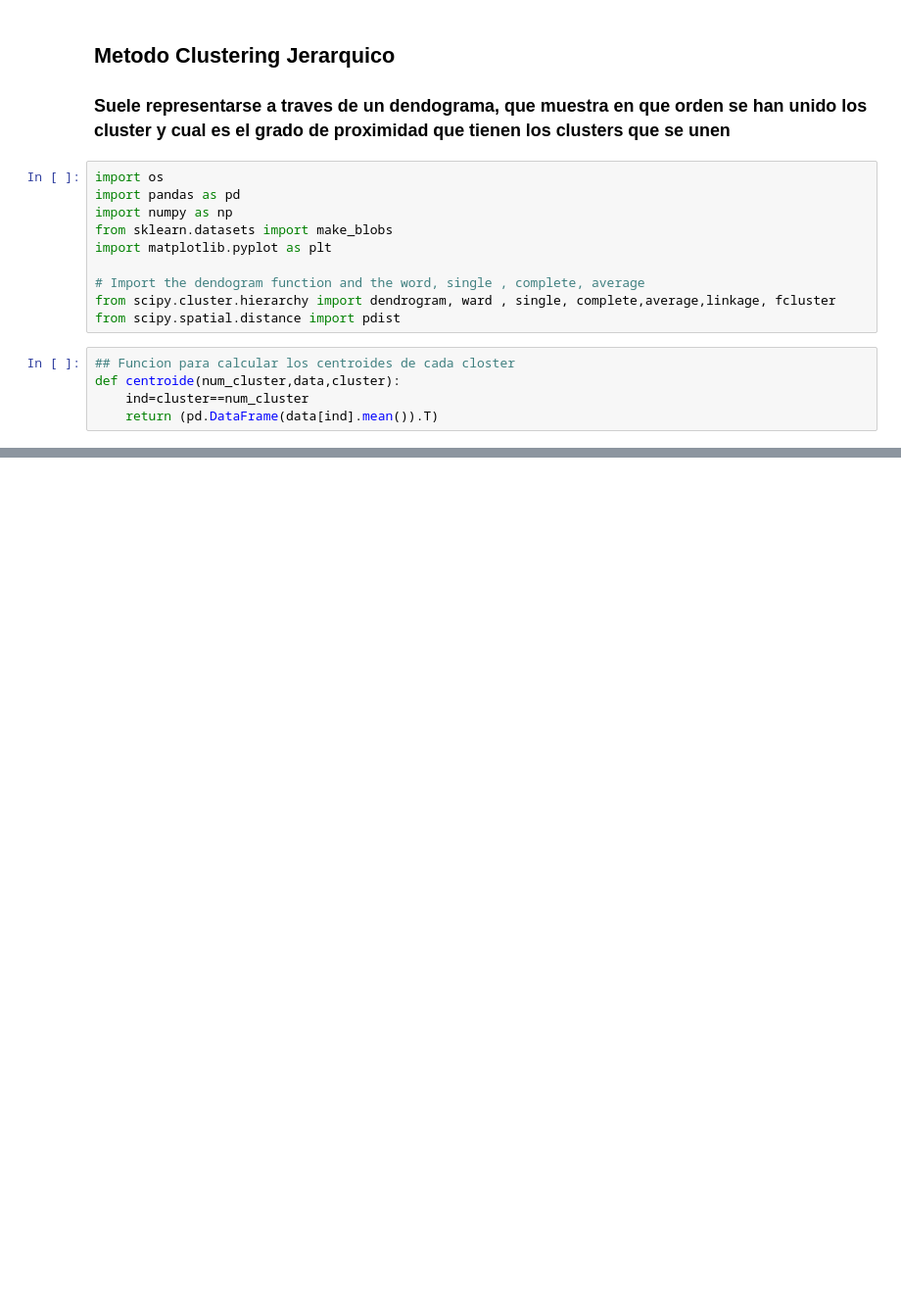
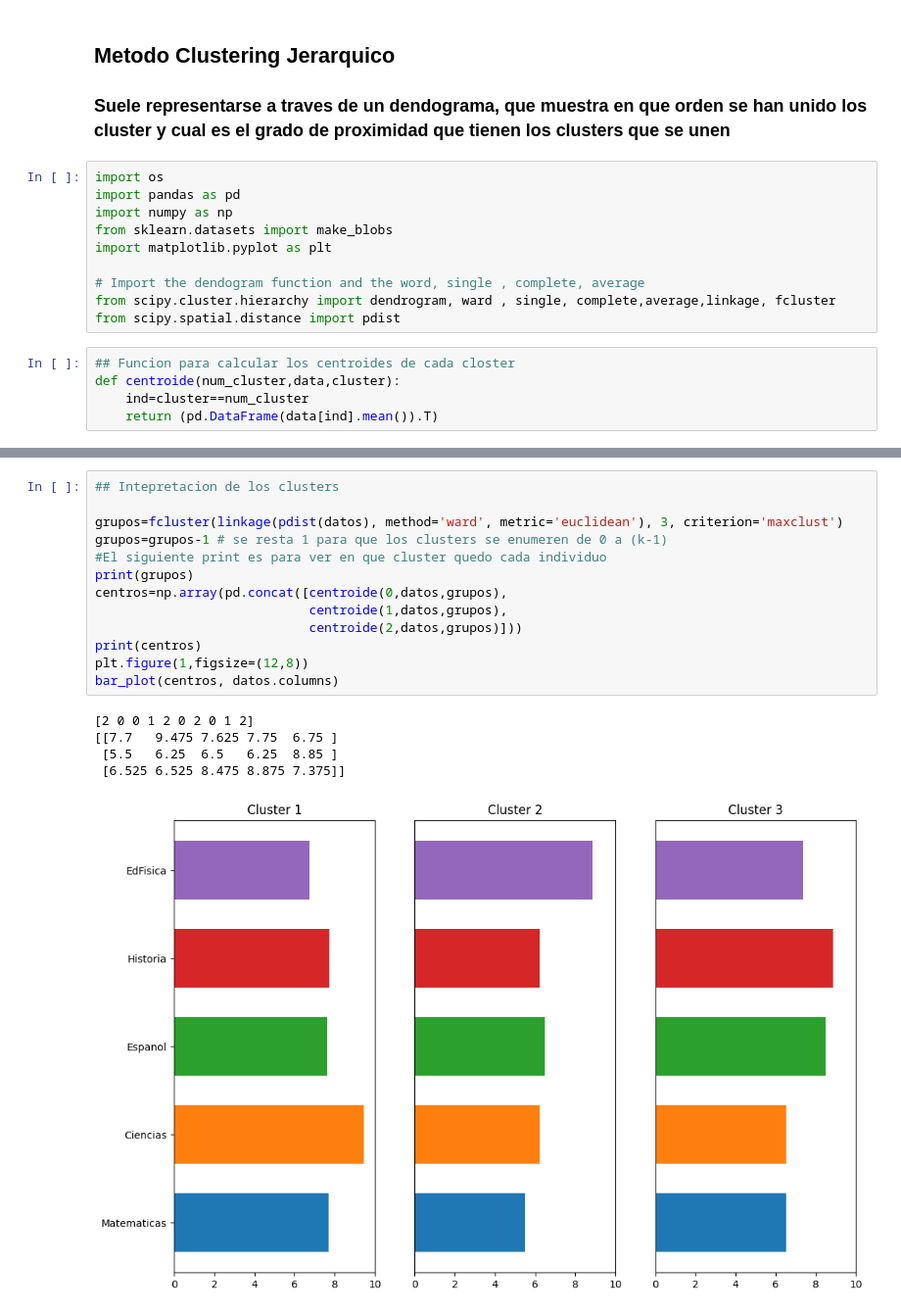
Before and after one commit to JoseSandoval09/ICI, a Jupyter notebook: Sexto Semestre/Aprendizje Inteligente/AI_ClusteringJerarquico.ipynb, the cells around one changed output, grey strips where cells are left out. Shown: that part at 98% size. Saved outputs shown, nothing was run; the diff lists cells and outputs as text; blank space fills up the shorter version.

```diff
--- a/Sexto Semestre/Aprendizje Inteligente/AI_ClusteringJerarquico.ipynb
+++ b/Sexto Semestre/Aprendizje Inteligente/AI_ClusteringJerarquico.ipynb
@@ -29,0 +108,19 @@ def bar_plot(centros, labels, cluster=None,var=None):
+# %%
+## Intepretacion de los clusters
+
+grupos=fcluster(linkage(pdist(datos), method='ward', metric='euclidean'), 3, criterion='maxclust')
+grupos=grupos-1 # se resta 1 para que los clusters se enumeren de 0 a (k-1)
+#El siguiente print es para ver en que cluster quedo cada individuo
+print(grupos)
+centros=np.array(pd.concat([centroide(0,datos,grupos),
+                            centroide(1,datos,grupos),
+                            centroide(2,datos,grupos)]))
+print(centros)
+plt.figure(1,figsize=(12,8))
+bar_plot(centros, datos.columns)
+# %% [output]
+[2 0 0 1 2 0 2 0 1 2]
+[[7.7   9.475 7.625 7.75  6.75 ]
+ [5.5   6.25  6.5   6.25  8.85 ]
+ [6.525 6.525 8.475 8.875 7.375]]
+[figure, added]
```
Also changed, not shown: parts of 4 cells of this notebook.
